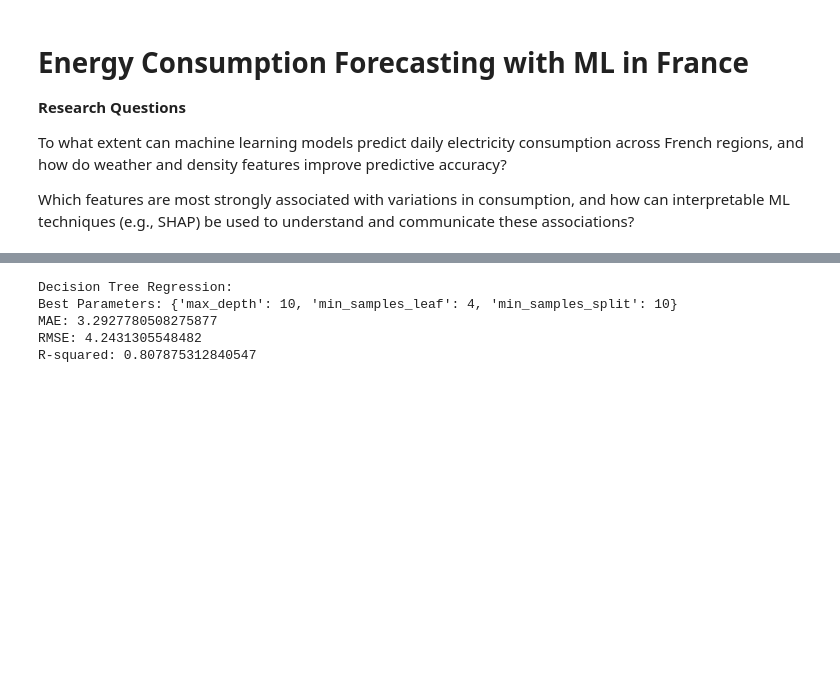
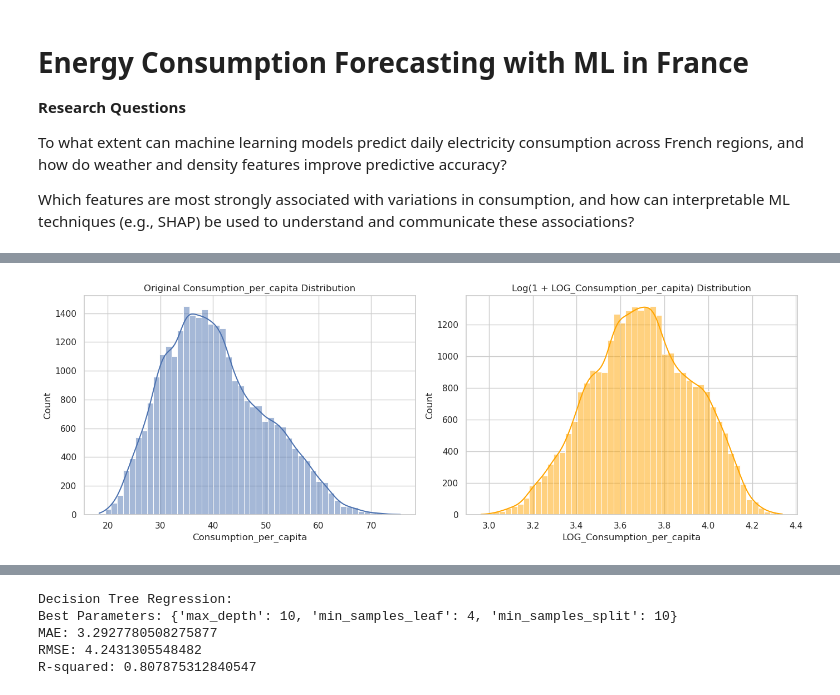
Before and after one commit to AnahiRM/Energy_Weather_France, a Jupyter notebook: Applied_ML_SL_Final.ipynb, the cells around one changed output, grey strips where cells are left out. Cells and saved outputs as stored; diff of their text form; code cells hidden in the pictures; blank space fills up the shorter version.

Commit message:
data exploration

```diff
--- a/Applied_ML_SL_Final.ipynb
+++ b/Applied_ML_SL_Final.ipynb
@@ -21,0 +82,15 @@ import numpy as np
+# %%
+# Drop rows with NAs
+energy_source_df.dropna(inplace=True)
+# Ensure the Date column is in a datetime format
+energy_source_df["Date"] = pd.to_datetime(energy_source_df["Date"])
+#Remove duplicated column
+energy_source_df.drop(columns=["Région"], inplace=True)
+
+
+# Place consumption data in the correct unit (kWh) and calculate the consumption per capita
+energy_source_df["Consumption"] = energy_source_df["Consumption"] * 1000
+energy_source_df["Consumption_per_capita"] = energy_source_df["Consumption"] / energy_source_df["population"]
+
+# Add the day of the week
+energy_source_df["day_of_week"] = energy_source_df["Date"].dt.dayofweek.astype("category")
@@ -21,0 +132,24 @@ import numpy as np
+# %%
+# Log lin the outcome to Aumentar estabilidad numérica en modelos como SVR o LinearRegression
+energy_source_df['LOG_Consumption_per_capita'] = np.log1p(energy_source_df['Consumption_per_capita'])  # computes ln(1 + ingreso)
+# %%
+# Set style
+sns.set(style="whitegrid")
+
+# Create subplots
+fig, axs = plt.subplots(1, 2, figsize=(14, 5))
+
+# Original Income
+sns.histplot(energy_source_df['Consumption_per_capita'], bins=50, ax=axs[0], kde=True)
+axs[0].set_title("Original Consumption_per_capita Distribution")
+axs[0].set_xlabel("Consumption_per_capita")
+
+# Log Income
+sns.histplot(energy_source_df['LOG_Consumption_per_capita'], bins=50, ax=axs[1], kde=True, color='orange')
+axs[1].set_title("Log(1 + LOG_Consumption_per_capita) Distribution")
+axs[1].set_xlabel("LOG_Consumption_per_capita")
+
+plt.tight_layout()
+plt.show()
+# %% [output]
+[figure, added]
```
Also changed, not shown: parts of 15 cells of this notebook.
